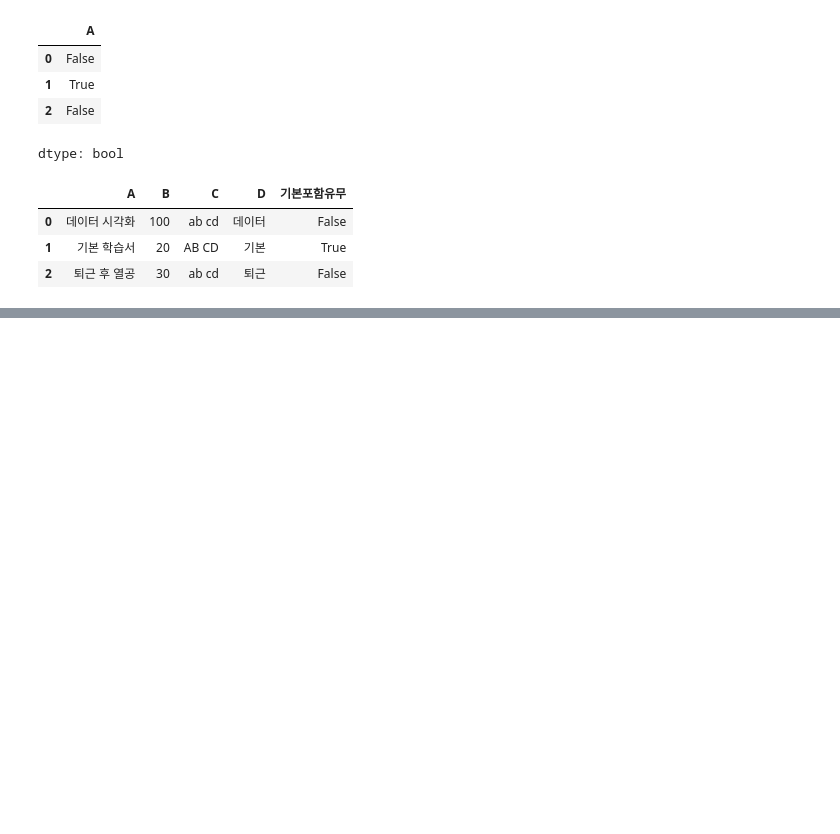
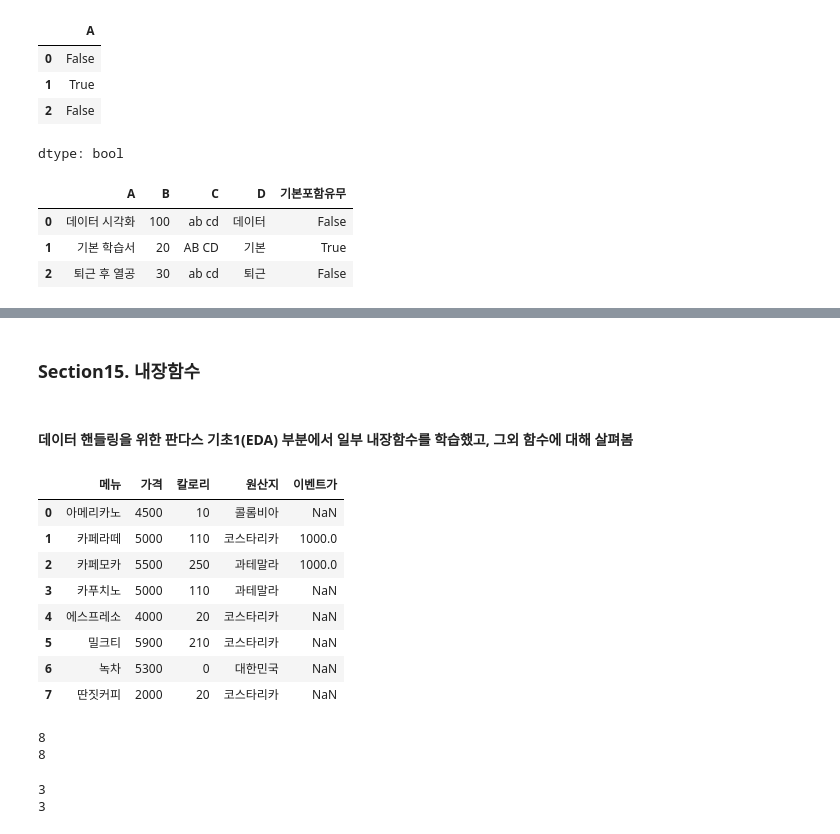
Before and after one commit to va4756/algio_sklearn, a Jupyter notebook: bigdata_sinagong_part1.ipynb, the cells around one changed output, grey strips where cells are left out. Cells and saved outputs as stored; diff of their text form; code cells hidden in the pictures; blank space fills up the shorter version.

```diff
--- a/bigdata_sinagong_part1.ipynb
+++ b/bigdata_sinagong_part1.ipynb
@@ -960,0 +1041,34 @@ df
+# %% [markdown]
+### Section15. 내장함수
+# %% [markdown]
+#### 데이터 핸들링을 위한 판다스 기초1(EDA) 부분에서 일부 내장함수를 학습했고, 그외 함수에 대해 살펴봄
+# %%
+df = pd.read_csv('cafe4.csv')
+df
+# %% [output]
+|  | 메뉴 | 가격 | 칼로리 | 원산지 | 이벤트가 |
+| 0 | 아메리카노 | 4500 | 10 | 콜롬비아 | NaN |
+| 1 | 카페라떼 | 5000 | 110 | 코스타리카 | 1000.0 |
+| 2 | 카페모카 | 5500 | 250 | 과테말라 | 1000.0 |
+| 3 | 카푸치노 | 5000 | 110 | 과테말라 | NaN |
+| 4 | 에스프레소 | 4000 | 20 | 코스타리카 | NaN |
+| 5 | 밀크티 | 5900 | 210 | 코스타리카 | NaN |
+| 6 | 녹차 | 5300 | 0 | 대한민국 | NaN |
+| 7 | 딴짓커피 | 2000 | 20 | 코스타리카 | NaN |
+# %%
+print(len(df))
+print(df.shape[0])
+# %% [output]
+8
+8
+# %%
+cond = df['가격'] > 5000
+
+#sum으로 조건에 맞는 개수 구하기
+print(sum(cond))
+
+#len으로 조건에 맞는 개수 구하기
+print(len(df[cond]))
+# %% [output]
+3
+3
```
Also changed, not shown: parts of 24 cells of this notebook.
